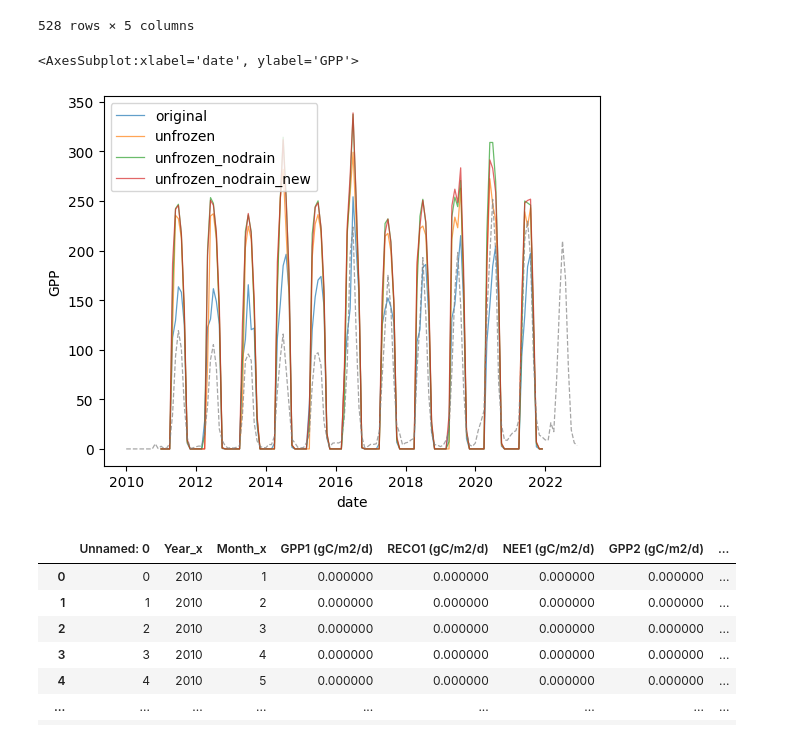
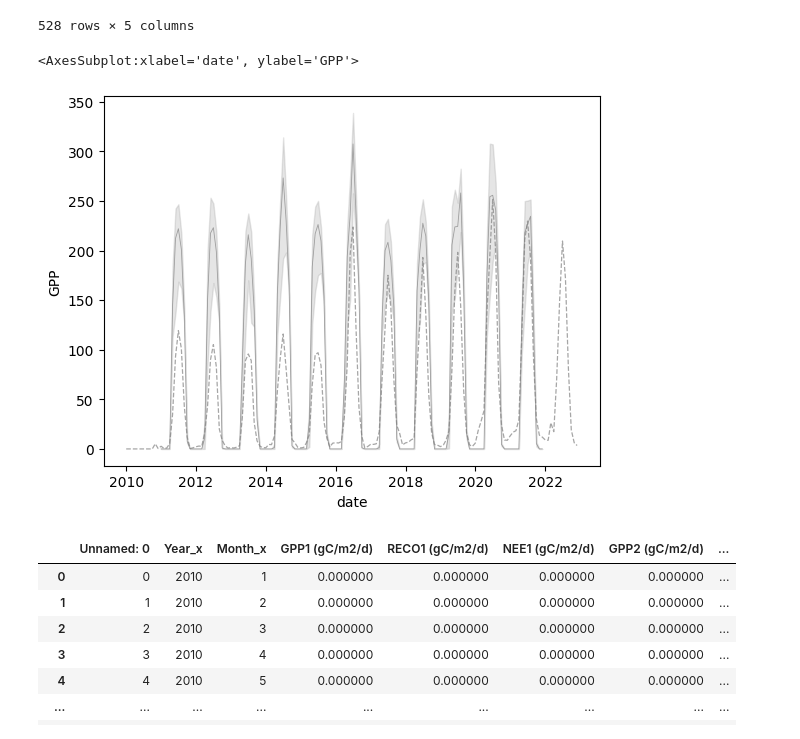
Before and after one commit to uaf-arctic-eco-modeling/dvm-dos-tem, a Jupyter notebook: scripts/caribou-poker-exp/SWC_SA/SWC_SA_viz.ipynb, the cells around one changed output. Drawn from its saved outputs; the diff is of its cells as text; code cells hidden in the pictures.

```diff
--- a/scripts/caribou-poker-exp/SWC_SA/SWC_SA_viz.ipynb
+++ b/scripts/caribou-poker-exp/SWC_SA/SWC_SA_viz.ipynb
@@ -237,14 +237,14 @@ sample_dfs[sample_dfs['date'].dt.year>2010]
 528 rows × 5 columns
 # %%
 #9, 17, 18, 19, 23, 24, 37, 42
-sns.lineplot(data=sample_dfs[sample_dfs['date'].dt.year>2010], x='date', y='GPP', alpha=0.7, linewidth=0.9, hue='sample')
-#sns.lineplot(data=sample_dfs[sample_dfs['date'].dt.year>2010], x='date', y='GPP', color='grey', legend=False, alpha=0.7, errorbar = 'pi', linewidth=0.6)
-#sns.lineplot(data=sample_dfs[(sample_dfs['date'].dt.year>2010) & (sample_dfs['sample']==20)], x='date', y='GPP', color='black', legend=False)
+#sns.lineplot(data=sample_dfs[sample_dfs['date'].dt.year>2010], x='date', y='GPP', alpha=0.7, linewidth=0.9, hue='sample')
+sns.lineplot(data=sample_dfs[sample_dfs['date'].dt.year>2010], x='date', y='GPP', color='grey', legend=False, alpha=0.7, errorbar = 'pi', linewidth=0.6)
+sns.lineplot(data=sample_dfs[(sample_dfs['date'].dt.year>2010) & (sample_dfs['sample']==4)], x='date', y='GPP', color='black', legend=False)
 sns.lineplot(data=met_data, x='m_y', y='GPP1 (gC/m2/d)', color='grey', alpha=0.7, linewidth=0.9, linestyle='--')#
 #sns.scatterplot(data=met_data, x='m_y', y='GPP2 (gC/m2/d)', color='blue', alpha=0.7, s=10)
 # %% [output]
 <AxesSubplot:xlabel='date', ylabel='GPP'>
-[figure, old version]
+[figure, new version]
 # %%
 met_data
 # %% [output]
```
Also changed, not shown: parts of 10 cells of this notebook, 1 other file.
